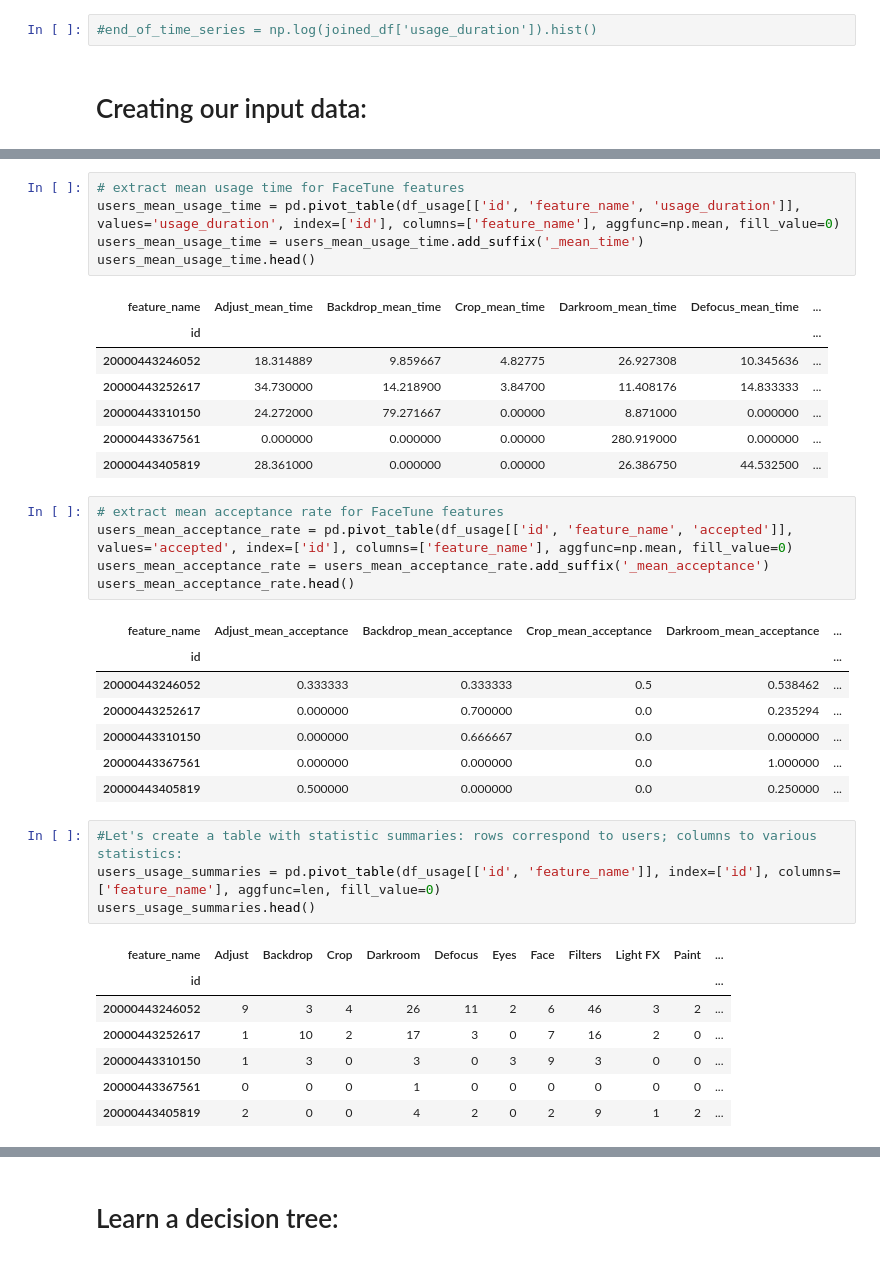
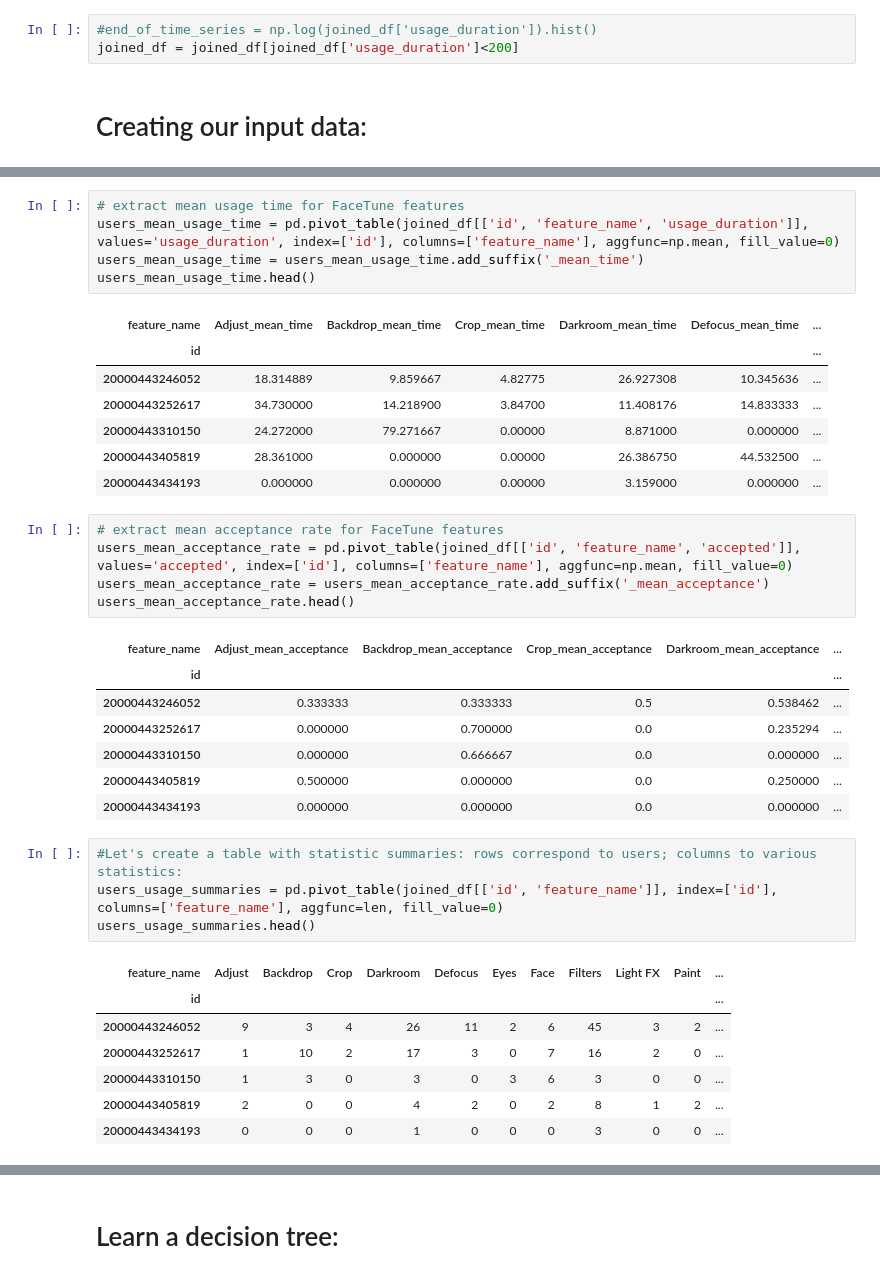
Before and after one commit to tomyitav/datahack-2018-challenge, a Jupyter notebook: datahack_2018.ipynb, the cells around one changed output, grey strips where cells are left out. Saved outputs shown, nothing was run; the diff lists cells and outputs as text.

```diff
--- a/datahack_2018.ipynb
+++ b/datahack_2018.ipynb
@@ -193,6 +197,7 @@ joined_df.groupby(['id', 'churned'])[['accepted']].mean().boxplot(by='churned')
 # TODO: Filter outliers
 # %%
 #end_of_time_series = np.log(joined_df['usage_duration']).hist()
+joined_df = joined_df[joined_df['usage_duration']<200]
 # %% [markdown]
 # Creating our input data:
 # %%
@@ -222,6 +227,6 @@ date_features.head()
 # %%
 # extract mean usage time for FaceTune features
-users_mean_usage_time = pd.pivot_table(df_usage[['id', 'feature_name', 'usage_duration']], values='usage_duration', index=['id'], columns=['feature_name'], aggfunc=np.mean, fill_value=0)
+users_mean_usage_time = pd.pivot_table(joined_df[['id', 'feature_name', 'usage_duration']], values='usage_duration', index=['id'], columns=['feature_name'], aggfunc=np.mean, fill_value=0)
 users_mean_usage_time = users_mean_usage_time.add_suffix('_mean_time')
 users_mean_usage_time.head()
 # %% [output]
@@ -230,11 +235,11 @@ users_mean_usage_time.head()
 | 20000443246052 | 18.314889 | 9.859667 | 4.82775 | 26.927308 | 10.345636 | ... |
 | 20000443252617 | 34.730000 | 14.218900 | 3.84700 | 11.408176 | 14.833333 | ... |
 | 20000443310150 | 24.272000 | 79.271667 | 0.00000 | 8.871000 | 0.000000 | ... |
-| 20000443367561 | 0.000000 | 0.000000 | 0.00000 | 280.919000 | 0.000000 | ... |
 | 20000443405819 | 28.361000 | 0.000000 | 0.00000 | 26.386750 | 44.532500 | ... |
+| 20000443434193 | 0.000000 | 0.000000 | 0.00000 | 3.159000 | 0.000000 | ... |
 # %%
 # extract mean acceptance rate for FaceTune features
-users_mean_acceptance_rate = pd.pivot_table(df_usage[['id', 'feature_name', 'accepted']], values='accepted', index=['id'], columns=['feature_name'], aggfunc=np.mean, fill_value=0)
+users_mean_acceptance_rate = pd.pivot_table(joined_df[['id', 'feature_name', 'accepted']], values='accepted', index=['id'], columns=['feature_name'], aggfunc=np.mean, fill_value=0)
 users_mean_acceptance_rate = users_mean_acceptance_rate.add_suffix('_mean_acceptance')
 users_mean_acceptance_rate.head()
 # %% [output]
@@ -243,19 +248,19 @@ users_mean_acceptance_rate.head()
 | 20000443246052 | 0.333333 | 0.333333 | 0.5 | 0.538462 | ... |
 | 20000443252617 | 0.000000 | 0.700000 | 0.0 | 0.235294 | ... |
 | 20000443310150 | 0.000000 | 0.666667 | 0.0 | 0.000000 | ... |
-| 20000443367561 | 0.000000 | 0.000000 | 0.0 | 1.000000 | ... |
 | 20000443405819 | 0.500000 | 0.000000 | 0.0 | 0.250000 | ... |
+| 20000443434193 | 0.000000 | 0.000000 | 0.0 | 0.000000 | ... |
 # %%
 #Let's create a table with statistic summaries: rows correspond to users; columns to various statistics:
-users_usage_summaries = pd.pivot_table(df_usage[['id', 'feature_name']], index=['id'], columns=['feature_name'], aggfunc=len, fill_value=0)
+users_usage_summaries = pd.pivot_table(joined_df[['id', 'feature_name']], index=['id'], columns=['feature_name'], aggfunc=len, fill_value=0)
 users_usage_summaries.head()
 # %% [output]
 | feature_name | Adjust | Backdrop | Crop | Darkroom | Defocus | Eyes | Face | Filters | Light FX | Paint | ... |
 | id |  |  |  |  |  |  |  |  |  |  | ... |
-| 20000443246052 | 9 | 3 | 4 | 26 | 11 | 2 | 6 | 46 | 3 | 2 | ... |
+| 20000443246052 | 9 | 3 | 4 | 26 | 11 | 2 | 6 | 45 | 3 | 2 | ... |
 | 20000443252617 | 1 | 10 | 2 | 17 | 3 | 0 | 7 | 16 | 2 | 0 | ... |
-| 20000443310150 | 1 | 3 | 0 | 3 | 0 | 3 | 9 | 3 | 0 | 0 | ... |
-| 20000443367561 | 0 | 0 | 0 | 1 | 0 | 0 | 0 | 0 | 0 | 0 | ... |
-| 20000443405819 | 2 | 0 | 0 | 4 | 2 | 0 | 2 | 9 | 1 | 2 | ... |
+| 20000443310150 | 1 | 3 | 0 | 3 | 0 | 3 | 6 | 3 | 0 | 0 | ... |
+| 20000443405819 | 2 | 0 | 0 | 4 | 2 | 0 | 2 | 8 | 1 | 2 | ... |
+| 20000443434193 | 0 | 0 | 0 | 1 | 0 | 0 | 0 | 3 | 0 | 0 | ... |
 # %%
 #Let's add the mean of 'accepted' for each user:
```
Also changed, not shown: parts of 14 cells of this notebook.
